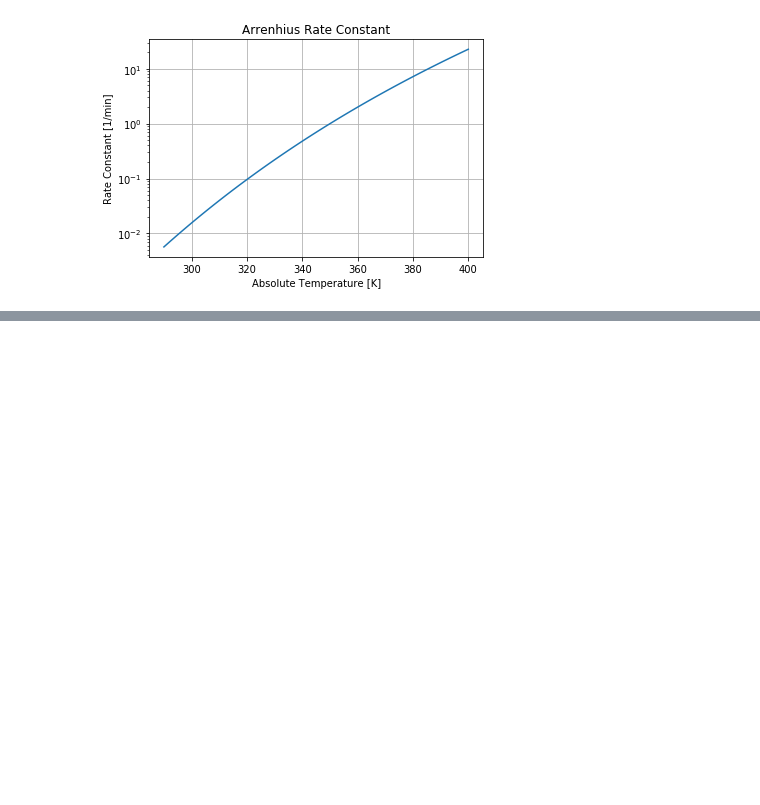
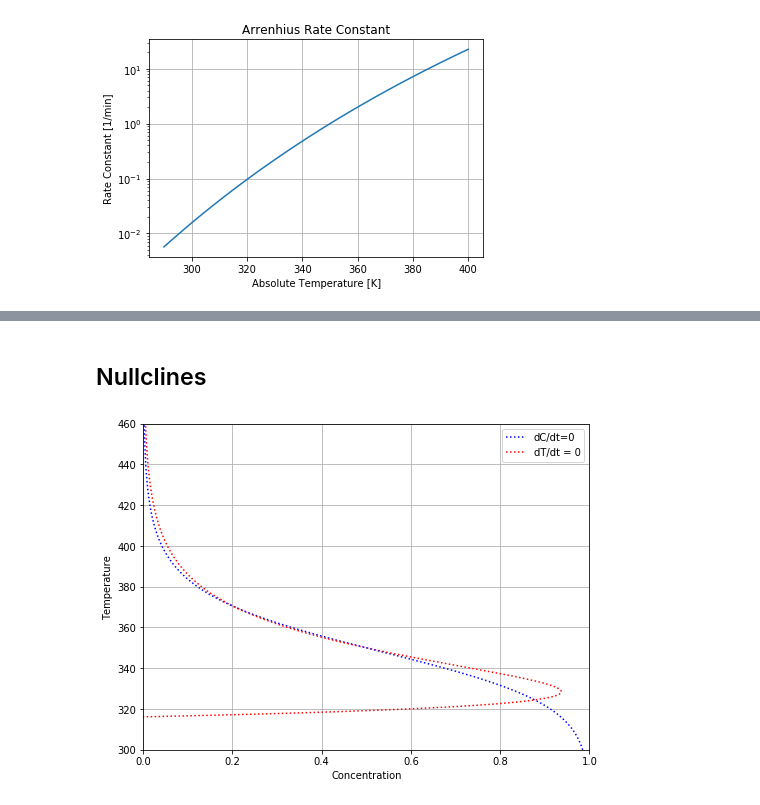
Before and after one commit to chaiwat47/CP3-Chaiwat-Klaewwigkij, a Jupyter notebook: Chemical_process_control/ProcessModelling/Exothermic_Continuous_Stirred_Tank_Reactor.ipynb, the cells around one changed output, grey strips where cells are left out. Saved outputs shown, nothing was run; the diff lists cells and outputs as text; code cells hidden in the pictures; blank space fills up the shorter version.

```diff
--- a/Chemical_process_control/ProcessModelling/Exothermic_Continuous_Stirred_Tank_Reactor.ipynb
+++ b/Chemical_process_control/ProcessModelling/Exothermic_Continuous_Stirred_Tank_Reactor.ipynb
@@ -39,0 +43,19 @@ plt.grid(); # hold grid
+# %%
+# import library
+from scipy.integrate import solve_ivp
+
+# parameter
+Ea = 72750.0 # J/gmol #activation function
+k0 = 7.2e10 # 1/min # gas constant
+R = 8.314 # J/gmol/K # Arrhenius rate constant 1/m
+V = 100.0 # liters # Volume
+rho = 1000.0 # g/litter # density
+Cp = 0.239 # J/g/K # Heat capacity
+dH = -5.0e4 # J/gmol #Enthalpy of reaction
+UA = 5.0e4 # J/min/K # Heat transfer
+q = 100.0 # liter # Flowrate
+cAi = 1.0 # gmol/liter #
+Ti = 350.0 # K
+cA0 = 0.5 # gmol/liter
+T0 = 350.0 # K
+Tc = 300.0 # K
@@ -39,0 +141,19 @@ plt.grid(); # hold grid
+# %% [markdown]
+## Nullclines
+# %%
+# plot nullclines
+def plot_nullclines(ax):
+    T = np.linspace(300.0, 460.0, 1000)
+    ax.plot((q/V)*cAi/((q/V)+k(T)), T, 'b:')
+    ax.plot(((q/V)*(Ti-T)+(UA/V/rho/Cp)*(Tc-T))/((dH/rho/Cp)*k(T)), T, 'r:')
+    ax.set_xlim(0,1)
+    ax.set_ylim(300, 460)
+    ax.grid()
+    ax.legend(['dC/dt=0','dT/dt = 0'])
+    ax.set_xlabel('Concentration')
+    ax.set_ylabel('Temperature')
+
+fix, ax = plt.subplots(1, 1,figsize=(8,6))
+plot_nullclines(ax)
+# %% [output]
+[figure, added]
```
Also changed, not shown: parts of 15 cells of this notebook.
